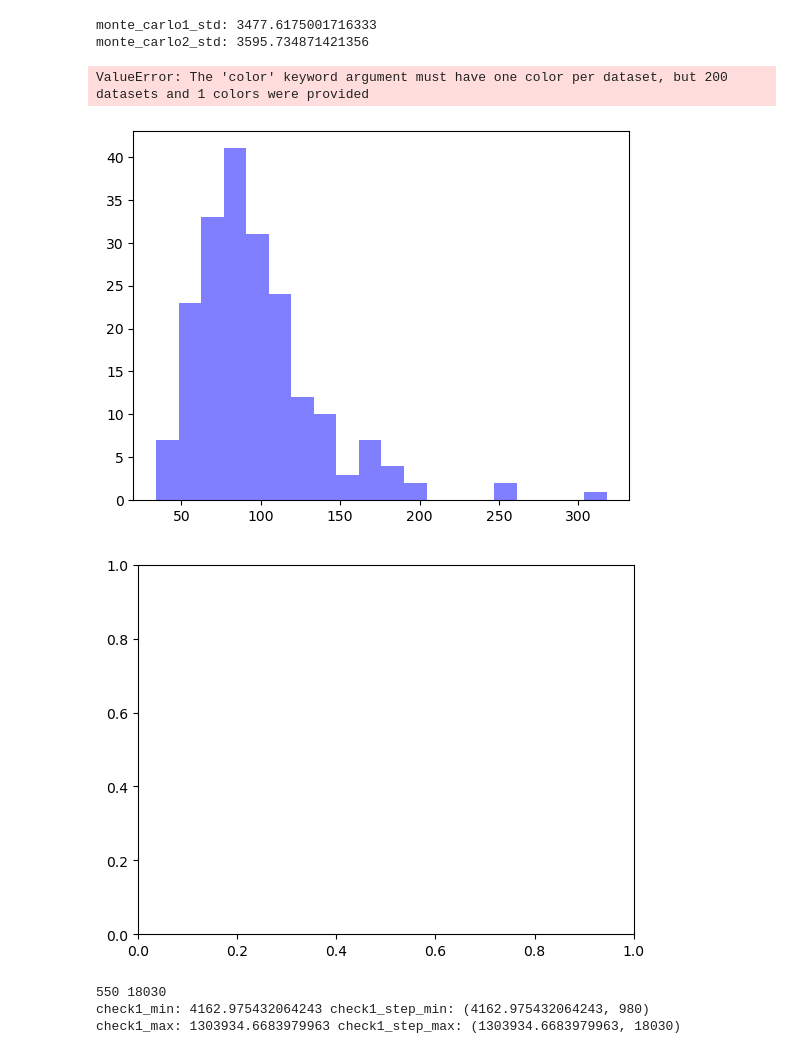
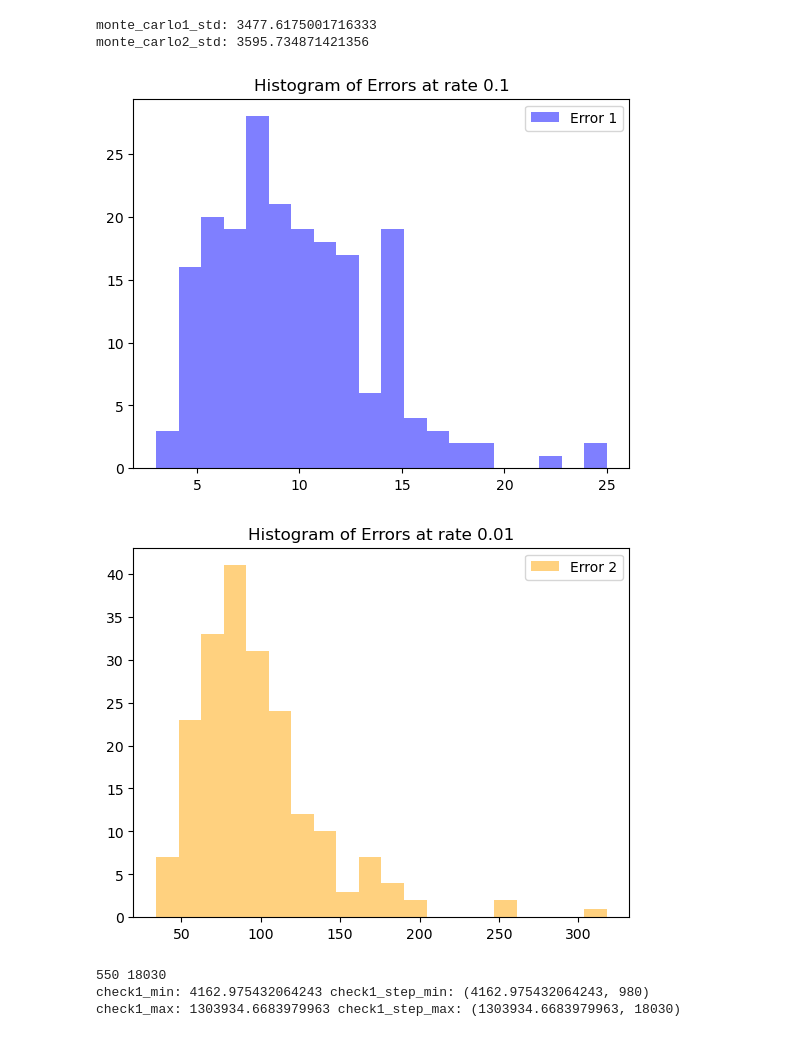
Before and after one commit to toM0dots/XYZ-color-code, a Jupyter notebook: XYZ_color_code/plots.ipynb, the cells around one changed output. Drawn from its saved outputs; the diff is of its cells as text; code cells hidden in the pictures.

Commit message:
with std error and output updated to Pool class

```diff
--- a/XYZ_color_code/plots.ipynb
+++ b/XYZ_color_code/plots.ipynb
@@ -295,10 +298,15 @@ error2 = [(0, 47), (0, 55), (0, 74), (0, 82), (0, 72), (0, 112), (0, 50), (0, 70
-error1 = [x[1] for x in error2]
+error2 = [x[1] for x in error2]
 plt.figure()
 plt.hist(error1, bins=20, alpha=0.5, label='Error 1', color='blue')
+plt.title('Histogram of Errors at rate 0.1')
+plt.legend()
+
 plt.figure()
 plt.hist(error2, bins=20, alpha=0.5, label='Error 2', color='orange')
+plt.title('Histogram of Errors at rate 0.01')
+plt.legend()
+plt.show()
 # %% [output]
-ValueError: The 'color' keyword argument must have one color per dataset, but 200 datasets and 1 colors were provided
-[figure, old version]
+[figure, new version]
-[figure, old version]
+[figure, new version]
 # %%
```
Also changed, not shown: parts of 5 cells of this notebook, 2 other files.
